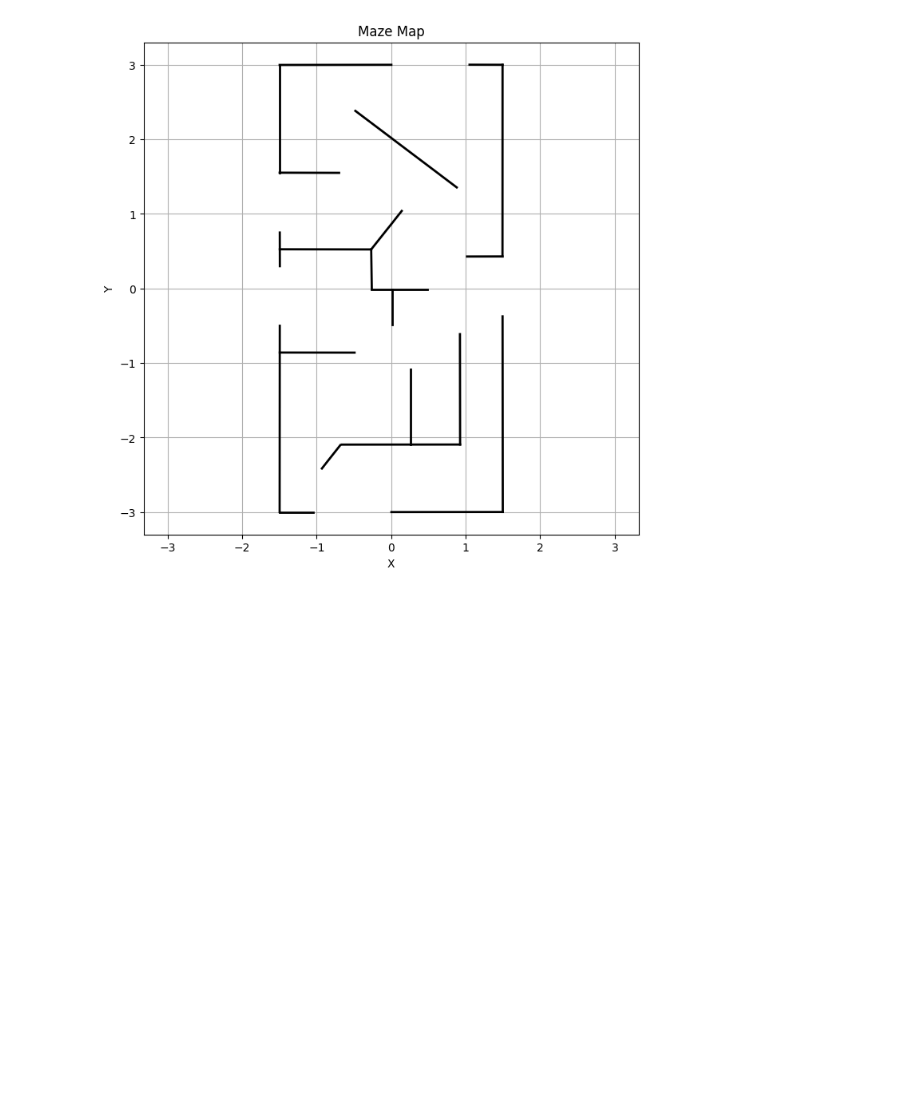
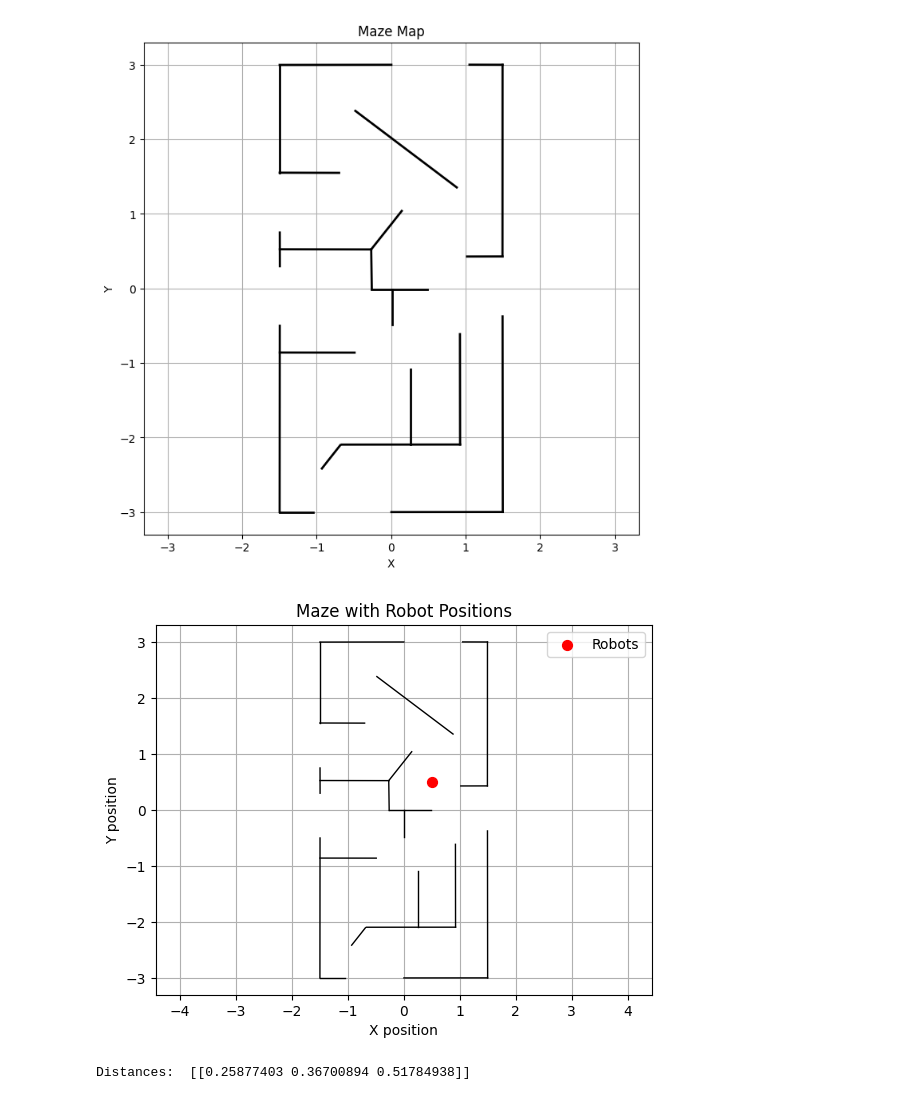
Before and after one commit to federock02/EPFL-SafeRLMazeEscaping, a Jupyter notebook: source/isaaclab_tasks/isaaclab_tasks/direct/jetbot/try_maze.ipynb, the cells around one changed output. Cells and saved outputs as stored; diff of their text form; code cells hidden in the pictures; blank space fills up the shorter version.

Commit message:
improved plotting, probability lagrangian on its own env and with r + lambda * prob, created moving env file

```diff
--- a/source/isaaclab_tasks/isaaclab_tasks/direct/jetbot/try_maze.ipynb
+++ b/source/isaaclab_tasks/isaaclab_tasks/direct/jetbot/try_maze.ipynb
@@ -30,0 +175,18 @@ if __name__ == "__main__":
+# %%
+maze = Maze("/home/federico/isaaclab/IsaacLab/source/isaaclab_tasks/isaaclab_tasks/direct/jetbot/maze_cfg.yaml")
+
+# Define some robot positions
+robot_positions = [(0.5, 0.5)]
+
+maze.spawn_maze()
+
+# Plot the maze with robots
+maze.plot_maze(robot_positions)
+
+# Compute distances from the robots to walls
+distances = maze.check_collision(robot_positions)
+
+print("Distances: ", distances)
+# %% [output]
+[figure, added]
+Distances:  [[0.25877403 0.36700894 0.51784938]]
```
Also changed, not shown: parts of 1 cell of this notebook, 6 other files.
